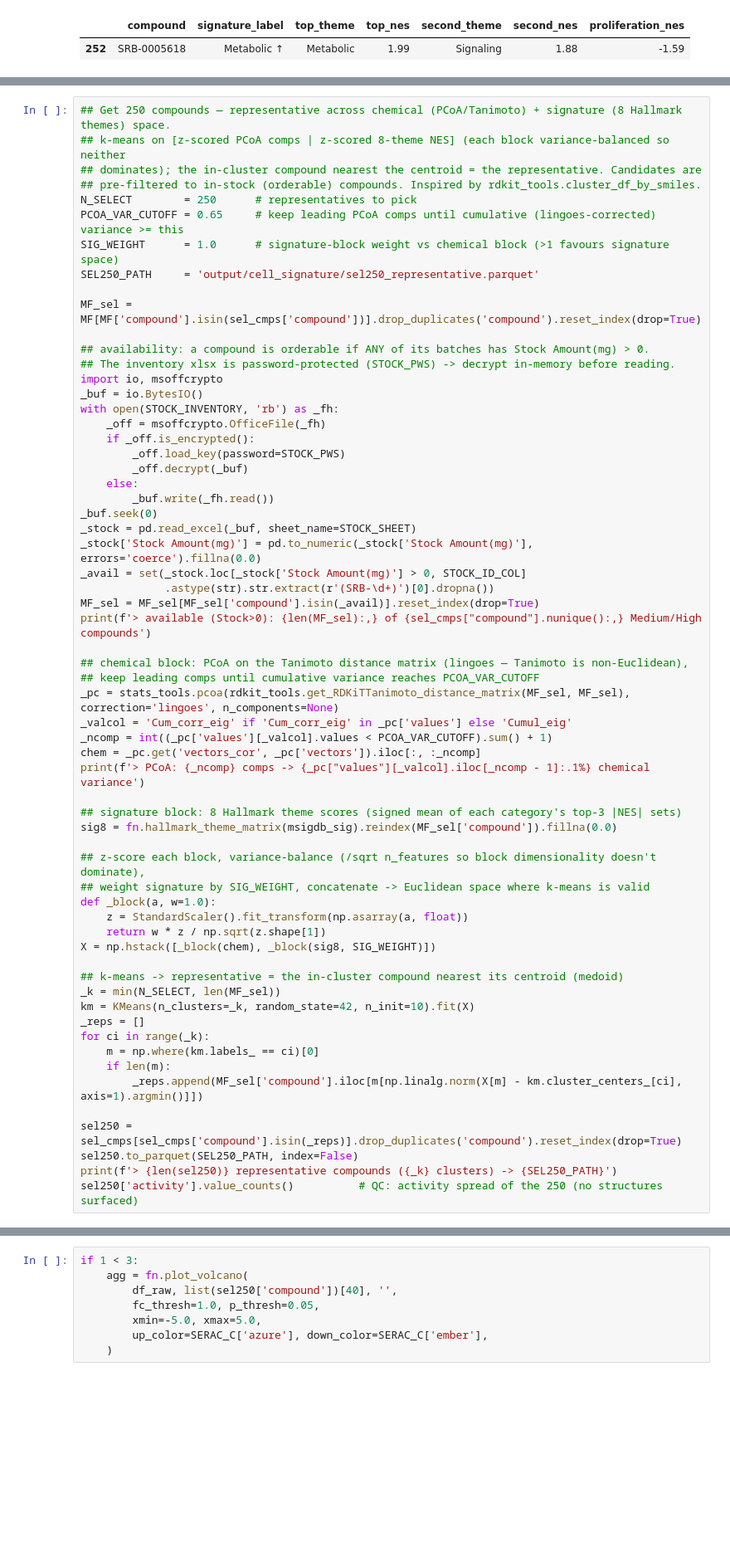
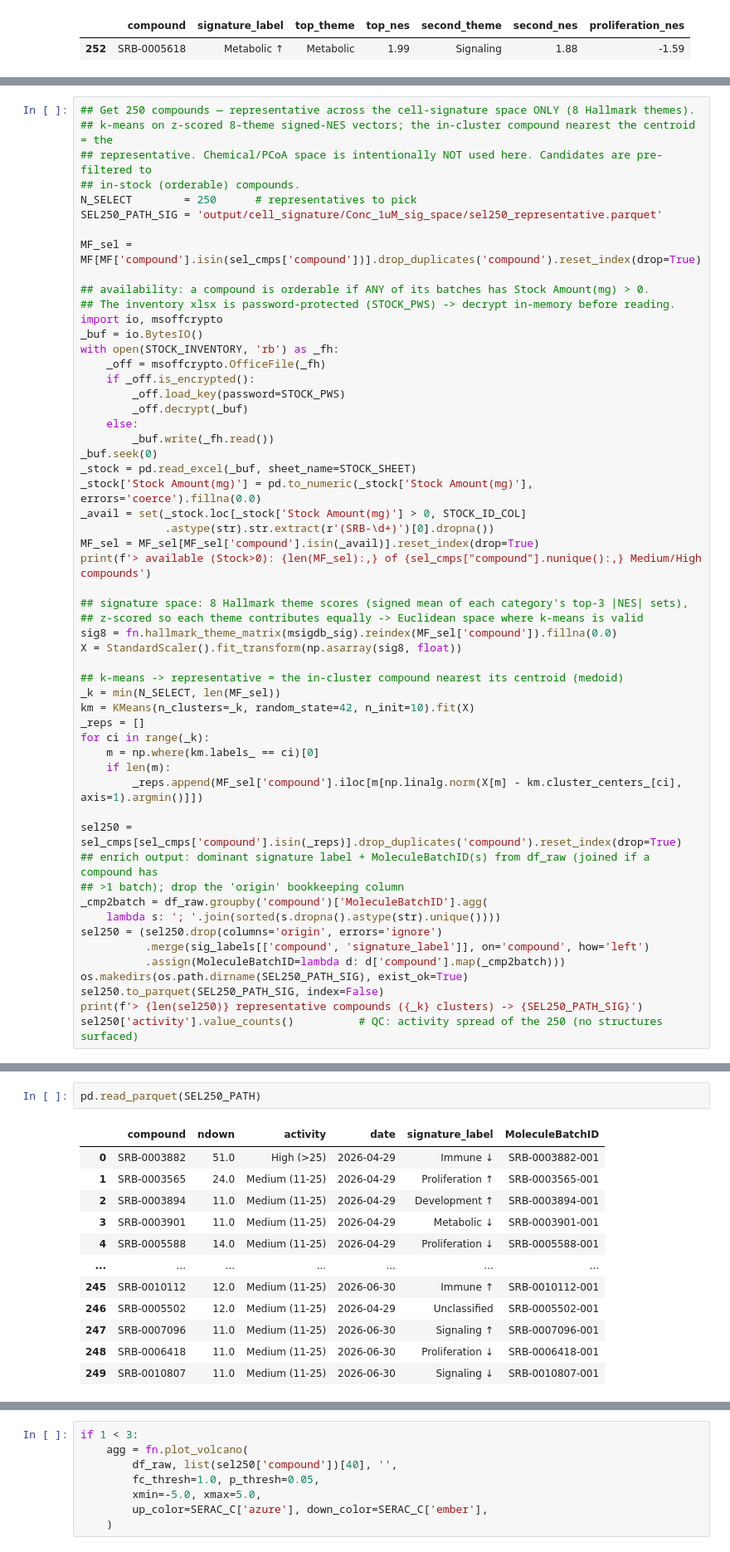
Before and after one commit to gtamo39/MS_ML, a Jupyter notebook: vignettes/MS_TargetML.ipynb, the cells around one changed output, grey strips where cells are left out. Shown at 83% size. Drawn from its saved outputs; the diff is of its cells as text; blank space fills up the shorter version.

Commit message:
add 250 + 60 representative sig space only for 1uM rescreen

```diff
--- a/vignettes/MS_TargetML.ipynb
+++ b/vignettes/MS_TargetML.ipynb
@@ -2301,12 +2302,10 @@ sig_labels[sig_labels['compound']=='SRB-0005618']
 # %%
-## Get 250 compounds — representative across chemical (PCoA/Tanimoto) + signature (8 Hallmark themes) space.
-## k-means on [z-scored PCoA comps | z-scored 8-theme NES] (each block variance-balanced so neither
-## dominates); the in-cluster compound nearest the centroid = the representative. Candidates are
-## pre-filtered to in-stock (orderable) compounds. Inspired by rdkit_tools.cluster_df_by_smiles.
+## Get 250 compounds — representative across the cell-signature space ONLY (8 Hallmark themes).
+## k-means on z-scored 8-theme signed-NES vectors; the in-cluster compound nearest the centroid = the
+## representative. Chemical/PCoA space is intentionally NOT used here. Candidates are pre-filtered to
+## in-stock (orderable) compounds.
 N_SELECT        = 250      # representatives to pick
-PCOA_VAR_CUTOFF = 0.65     # keep leading PCoA comps until cumulative (lingoes-corrected) variance >= this
-SIG_WEIGHT      = 1.0      # signature-block weight vs chemical block (>1 favours signature space)
-SEL250_PATH     = 'output/cell_signature/sel250_representative.parquet'
+SEL250_PATH_SIG = 'output/cell_signature/Conc_1uM_sig_space/sel250_representative.parquet'
 
 MF_sel = MF[MF['compound'].isin(sel_cmps['compound'])].drop_duplicates('compound').reset_index(drop=True)
 
@@ -2329,23 +2328,10 @@ _avail = set(_stock.loc[_stock['Stock Amount(mg)'] > 0, STOCK_ID_COL]
 MF_sel = MF_sel[MF_sel['compound'].isin(_avail)].reset_index(drop=True)
 print(f'> available (Stock>0): {len(MF_sel):,} of {sel_cmps["compound"].nunique():,} Medium/High compounds')
 
-## chemical block: PCoA on the Tanimoto distance matrix (lingoes — Tanimoto is non-Euclidean),
-## keep leading comps until cumulative variance reaches PCOA_VAR_CUTOFF
-_pc = stats_tools.pcoa(rdkit_tools.get_RDKiTTanimoto_distance_matrix(MF_sel, MF_sel), correction='lingoes', n_components=None)
-_valcol = 'Cum_corr_eig' if 'Cum_corr_eig' in _pc['values'] else 'Cumul_eig'
-_ncomp = int((_pc['values'][_valcol].values < PCOA_VAR_CUTOFF).sum() + 1)
-chem = _pc.get('vectors_cor', _pc['vectors']).iloc[:, :_ncomp]
-print(f'> PCoA: {_ncomp} comps -> {_pc["values"][_valcol].iloc[_ncomp - 1]:.1%} chemical variance')
-
-## signature block: 8 Hallmark theme scores (signed mean of each category's top-3 |NES| sets)
+## signature space: 8 Hallmark theme scores (signed mean of each category's top-3 |NES| sets),
+## z-scored so each theme contributes equally -> Euclidean space where k-means is valid
 sig8 = fn.hallmark_theme_matrix(msigdb_sig).reindex(MF_sel['compound']).fillna(0.0)
-
-## z-score each block, variance-balance (/sqrt n_features so block dimensionality doesn't dominate),
-## weight signature by SIG_WEIGHT, concatenate -> Euclidean space where k-means is valid
-def _block(a, w=1.0):
-    z = StandardScaler().fit_transform(np.asarray(a, float))
-    return w * z / np.sqrt(z.shape[1])
-X = np.hstack([_block(chem), _block(sig8, SIG_WEIGHT)])
+X = StandardScaler().fit_transform(np.asarray(sig8, float))
 
 ## k-means -> representative = the in-cluster compound nearest its centroid (medoid)
 _k = min(N_SELECT, len(MF_sel))
@@ -2357,6 +2343,14 @@ for ci in range(_k):
         _reps.append(MF_sel['compound'].iloc[m[np.linalg.norm(X[m] - km.cluster_centers_[ci], axis=1).argmin()]])
 
 sel250 = sel_cmps[sel_cmps['compound'].isin(_reps)].drop_duplicates('compound').reset_index(drop=True)
-sel250.to_parquet(SEL250_PATH, index=False)
-print(f'> {len(sel250)} representative compounds ({_k} clusters) -> {SEL250_PATH}')
+## enrich output: dominant signature label + MoleculeBatchID(s) from df_raw (joined if a compound has
+## >1 batch); drop the 'origin' bookkeeping column
+_cmp2batch = df_raw.groupby('compound')['MoleculeBatchID'].agg(
+    lambda s: '; '.join(sorted(s.dropna().astype(str).unique())))
+sel250 = (sel250.drop(columns='origin', errors='ignore')
+          .merge(sig_labels[['compound', 'signature_label']], on='compound', how='left')
+          .assign(MoleculeBatchID=lambda d: d['compound'].map(_cmp2batch)))
+os.makedirs(os.path.dirname(SEL250_PATH_SIG), exist_ok=True)
+sel250.to_parquet(SEL250_PATH_SIG, index=False)
+print(f'> {len(sel250)} representative compounds ({_k} clusters) -> {SEL250_PATH_SIG}')
 sel250['activity'].value_counts()          # QC: activity spread of the 250 (no structures surfaced)
@@ -2370,0 +2357,15 @@ Name: count, dtype: int64
+# %%
+pd.read_parquet(SEL250_PATH)
+# %% [output]
+|  | compound | ndown | activity | date | signature_label | MoleculeBatchID |
+| 0 | SRB-0003882 | 51.0 | High (>25) | 2026-04-29 | Immune ↓ | SRB-0003882-001 |
+| 1 | SRB-0003565 | 24.0 | Medium (11-25) | 2026-04-29 | Proliferation ↑ | SRB-0003565-001 |
+| 2 | SRB-0003894 | 11.0 | Medium (11-25) | 2026-04-29 | Development ↑ | SRB-0003894-001 |
+| 3 | SRB-0003901 | 11.0 | Medium (11-25) | 2026-04-29 | Metabolic ↓ | SRB-0003901-001 |
+| 4 | SRB-0005588 | 14.0 | Medium (11-25) | 2026-04-29 | Proliferation ↓ | SRB-0005588-001 |
+| ... | ... | ... | ... | ... | ... | ... |
+| 245 | SRB-0010112 | 12.0 | Medium (11-25) | 2026-06-30 | Immune ↑ | SRB-0010112-001 |
+| 246 | SRB-0005502 | 12.0 | Medium (11-25) | 2026-04-29 | Unclassified | SRB-0005502-001 |
+| 247 | SRB-0007096 | 11.0 | Medium (11-25) | 2026-06-30 | Signaling ↑ | SRB-0007096-001 |
+| 248 | SRB-0006418 | 11.0 | Medium (11-25) | 2026-06-30 | Proliferation ↓ | SRB-0006418-001 |
+| 249 | SRB-0010807 | 11.0 | Medium (11-25) | 2026-06-30 | Signaling ↓ | SRB-0010807-001 |
```
Also changed, not shown: parts of 19 cells of this notebook, 2 other files.
